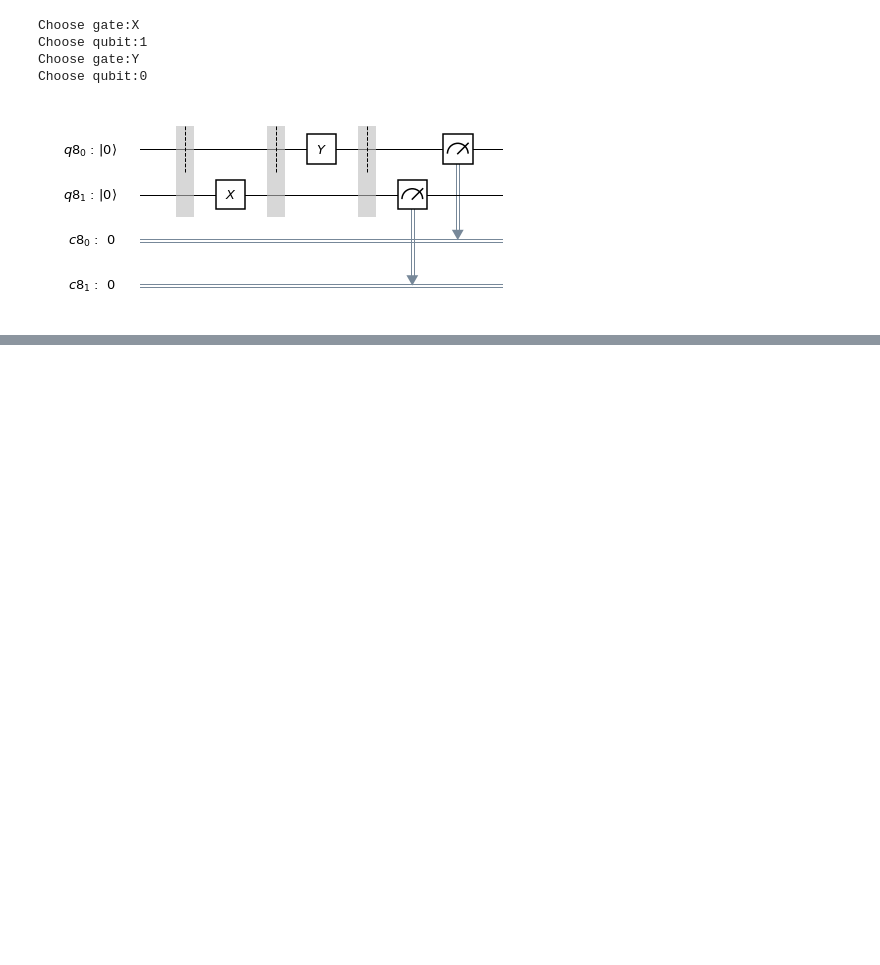
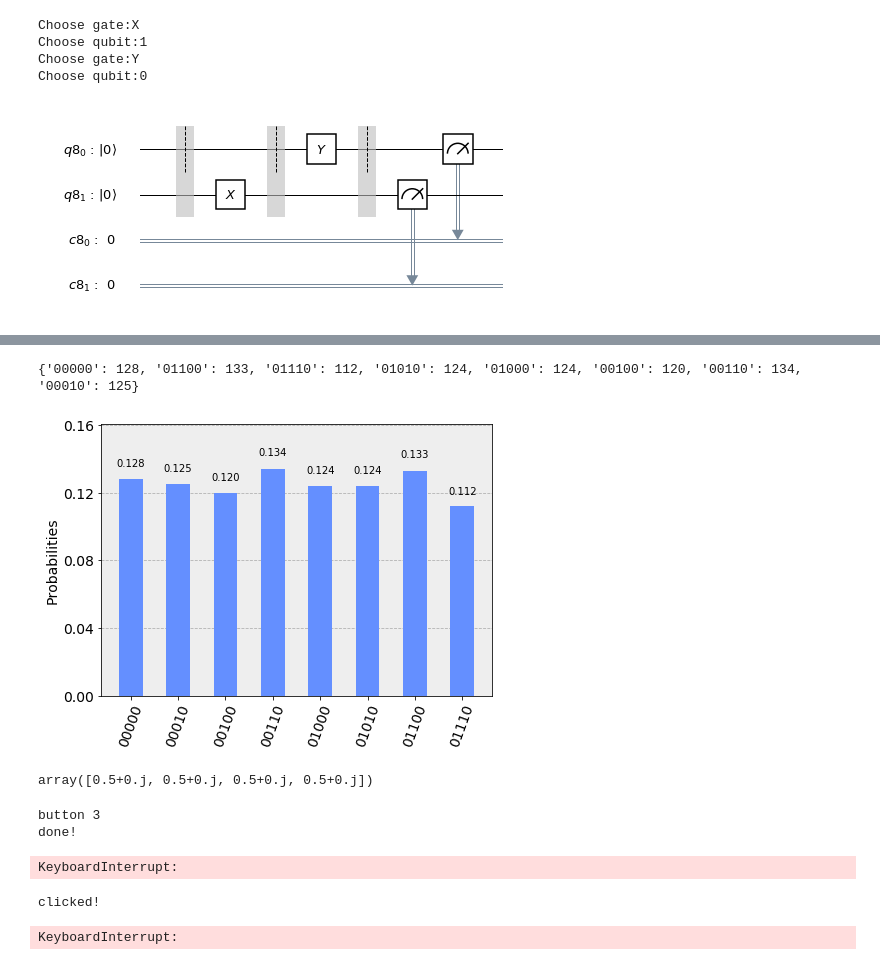
Before and after one commit to lukasszz/FlappyQ, a Jupyter notebook: QFlappy_TwoQubit.ipynb, the cells around one changed output, grey strips where cells are left out. Cells and saved outputs as stored; diff of their text form; code cells hidden in the pictures; blank space fills up the shorter version.

```diff
--- a/QFlappy_TwoQubit.ipynb
+++ b/QFlappy_TwoQubit.ipynb
@@ -127,0 +126,69 @@ Choose gate:H1
+# %%
+# Use the BasicAer qasm_simulator backend
+from qiskit import BasicAer
+backend_sim = BasicAer.get_backend('qasm_simulator')
+
+# Execute the circuit on the qasm simulator, running it 1000 times.
+job_sim = execute(circ, backend_sim, shots=1000)
+
+# Grab the results from the job.
+result_sim = job_sim.result()
+
+# Print the counts, which are contained in a Python dictionary
+counts = result_sim.get_counts(circ)
+print(counts)
+# %% [output]
+{'00000': 128, '01100': 133, '01110': 112, '01010': 124, '01000': 124, '00100': 120, '00110': 134, '00010': 125}
+# %%
+from qiskit.tools.visualization import plot_histogram
+plot_histogram(counts)
+# %% [output]
+[figure, added]
+# %%
+# Use the BasicAer statevector_simulator backend
+from qiskit import BasicAer
+backend_sv_sim = BasicAer.get_backend('statevector_simulator')
+
+# Execute the circuit on the state vector simulator
+job_sim = execute(circ, backend_sv_sim)
+
+# Grab the results from the job.
+result_sim = job_sim.result()
+
+# Obtain the state vector for the quantum circuit
+quantum_state = result_sim.get_statevector(circ, decimals=3)
+
+# Output the quantum state vector in a manner that contains a comma-delimited string.
+quantum_state
+# %% [output]
+array([0.5+0.j, 0.5+0.j, 0.5+0.j, 0.5+0.j])
+# %%
+def callback(number):
+    print("button", number)
+    print("done!")
+
+Button(text="one",   command=lambda: callback(1)).pack()
+Button(text="two",   command=lambda: callback(2)).pack()
+Button(text="three", command=lambda: callback(3)).pack()
+# %% [output]
+button 3
+done!
+KeyboardInterrupt:
+# %%
+from tkinter import *
+
+class Program:
+
+    def __init__(self):
+        b = Button(text="click me", command = self.callback)
+        b.pack()
+
+    def callback(self):
+        print("clicked!")
+
+program = Program()
+
+mainloop()
+# %% [output]
+clicked!
+KeyboardInterrupt:
```
Also changed, not shown: parts of 4 cells of this notebook.
